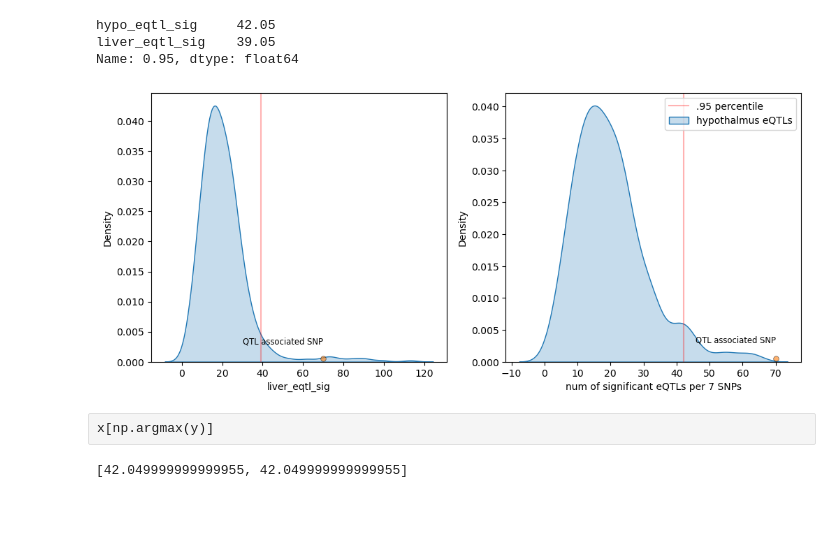
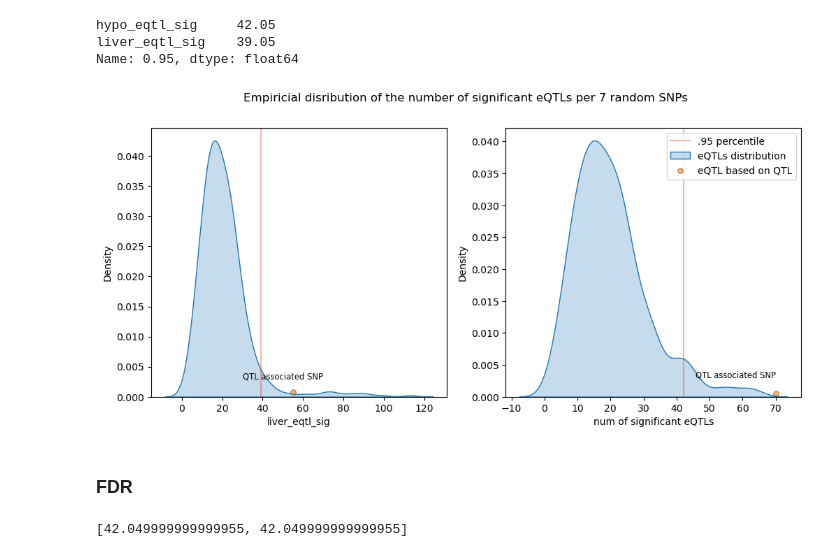
Before and after one commit to guyshur/system_genetics, a Jupyter notebook: drors_work.ipynb, the cells around one changed output. Drawn from its saved outputs; the diff is of its cells as text; code cells hidden in the pictures; blank space fills up the shorter version.

Commit message:
Adding plots to QTL_eQTL_associations script.

```diff
--- a/drors_work.ipynb
+++ b/drors_work.ipynb
@@ -810,26 +773,27 @@ hypo_eqtl_sig     42.05
 liver_eqtl_sig    39.05
 Name: 0.95, dtype: float64
 # %%
+num_snps = 7
 fig, (ax1, ax2) = plt.subplots(1, 2, figsize=(12, 5))
 
 sns.kdeplot(eqtl_dist_df.liver_eqtl_sig, fill=True, ax = ax1)
 ax1.axvline(eqtl_dist_df.liver_eqtl_sig.quantile(.95), color='red', alpha=0.3)
 ax1.text(70, 0.003, "QTL associated SNP", horizontalalignment='right', size='small', color='black',)
-ax1.scatter(70, 0.0005, marker='o', s=30, edgecolors='black', alpha=.6, linewidths=0.5)
+ax1.scatter(55, 0.0008, marker='o', s=30, edgecolors='black', alpha=.6, linewidths=0.5)
 
 
 sns.kdeplot(eqtl_dist_df.hypo_eqtl_sig, fill=True, label = 'eQTLs distribution ', ax = ax2)
 ax2.axvline(eqtl_dist_df.hypo_eqtl_sig.quantile(.95), color='red', alpha=0.3, label='.95 percentile')
 ax2.text(70, 0.003, "QTL associated SNP", horizontalalignment='right', size='small', color='black')
-ax2.scatter(70, 0.0005, marker='o', s=30, edgecolors='black', alpha=.6, linewidths=0.5)
-ax2.set_xlabel('num of significant eQTLs per 7 SNPs')
-plt.title('')
+ax2.scatter(70, 0.0005, marker='o', s=30, edgecolors='black', alpha=.6, linewidths=0.5, label='eQTL based on QTL')
+ax2.set_xlabel('num of significant eQTLs')
+plt.suptitle(f'Empiricial disribution of the number of significant eQTLs per {num_snps} random SNPs')
 plt.legend(loc='upper right')
 plt.show()
 # %% [output]
-[figure, old version]
+[figure, new version]
-# %% [raw]
-x[np.argmax(y)]
+# %% [markdown]
+### FDR
 # %%
 x
 # %% [output]
```
Also changed, not shown: parts of 15 cells of this notebook, 1 other file.
